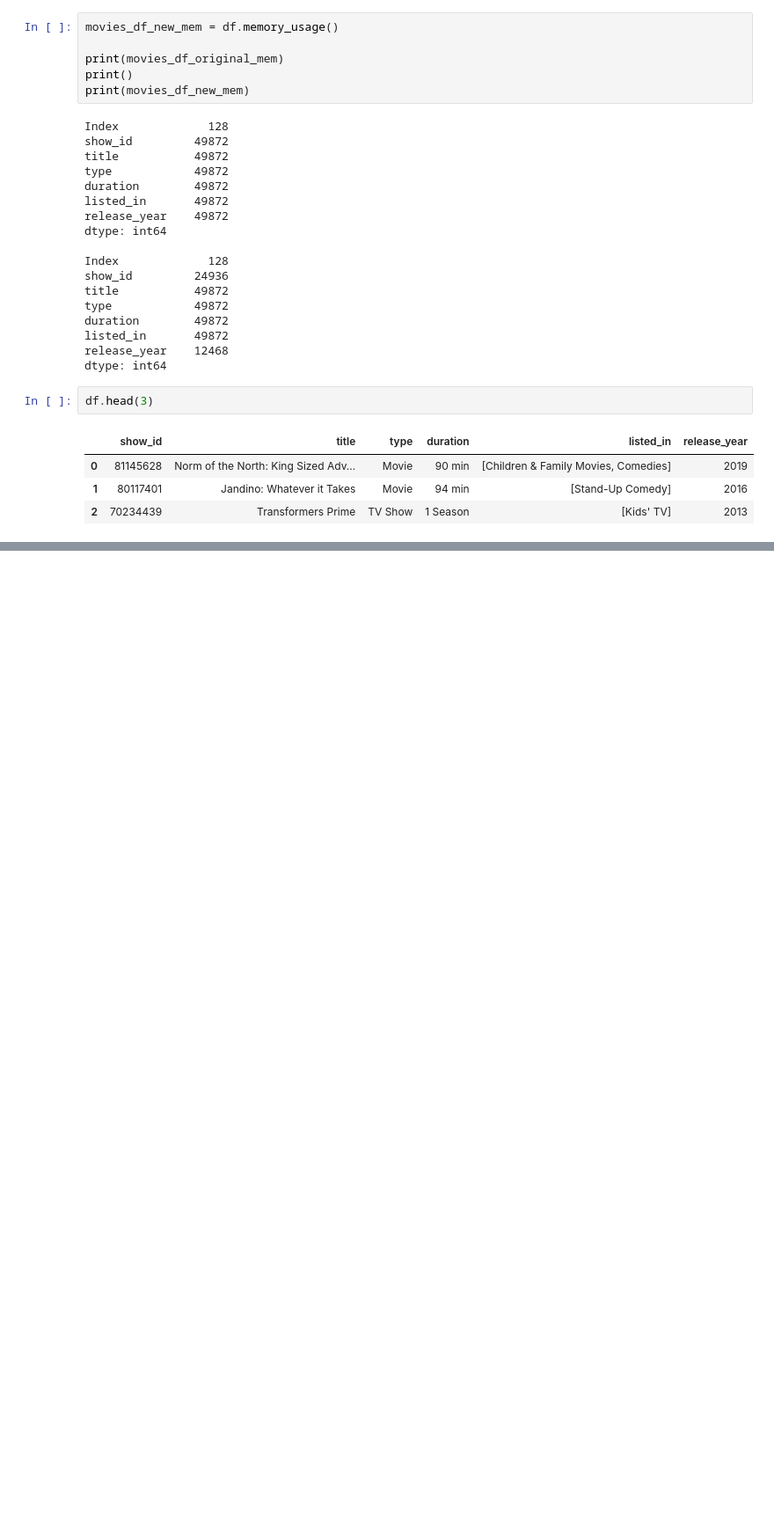
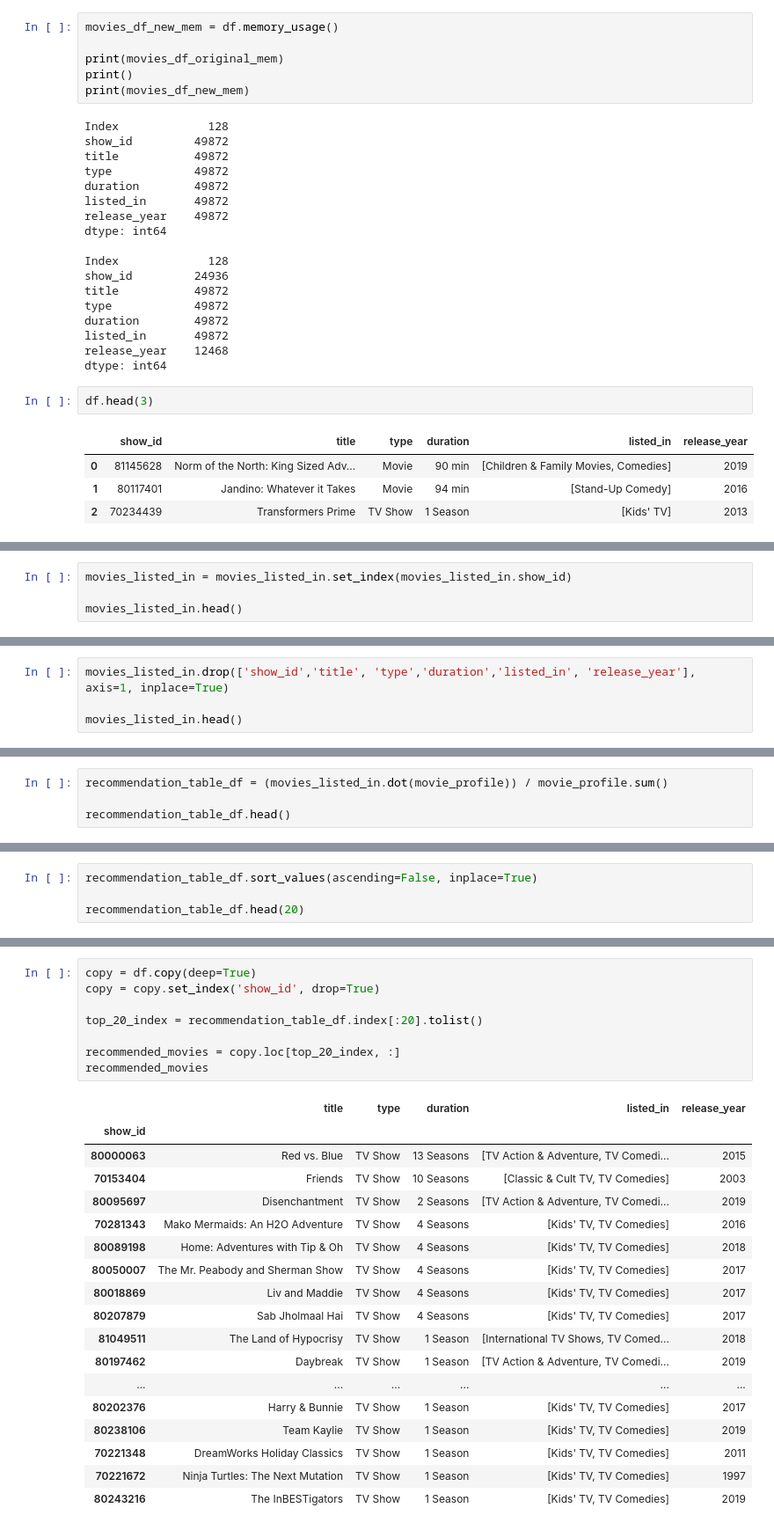
Before and after one commit to m4ximino/Recommendation_Movies_Netflix, a Jupyter notebook: movies.ipynb, the cells around one changed output, grey strips where cells are left out. Shown at 88% size. Cells and saved outputs as stored; diff of their text form; blank space fills up the shorter version.

```diff
--- a/movies.ipynb
+++ b/movies.ipynb
@@ -219,0 +297,4 @@ movies_with_genres
+# %%
+movies_listed_in = movies_listed_in.set_index(movies_listed_in.show_id)
+
+movies_listed_in.head()
@@ -219,0 +310,4 @@ movies_with_genres
+# %%
+movies_listed_in.drop(['show_id','title', 'type','duration','listed_in', 'release_year'], axis=1, inplace=True)
+
+movies_listed_in.head()
@@ -219,0 +323,4 @@ movies_with_genres
+# %%
+recommendation_table_df = (movies_listed_in.dot(movie_profile)) / movie_profile.sum()
+
+recommendation_table_df.head()
@@ -219,0 +335,4 @@ movies_with_genres
+# %%
+recommendation_table_df.sort_values(ascending=False, inplace=True)
+
+recommendation_table_df.head(20)
@@ -219,0 +357,27 @@ movies_with_genres
+# %%
+copy = df.copy(deep=True)
+copy = copy.set_index('show_id', drop=True)
+
+top_20_index = recommendation_table_df.index[:20].tolist()
+
+recommended_movies = copy.loc[top_20_index, :]
+recommended_movies
+# %% [output]
+|  | title | type | duration | listed_in | release_year |
+| show_id |  |  |  |  |  |
+| 80000063 | Red vs. Blue | TV Show | 13 Seasons | [TV Action & Adventure, TV Comedi... | 2015 |
+| 70153404 | Friends | TV Show | 10 Seasons | [Classic & Cult TV, TV Comedies] | 2003 |
+| 80095697 | Disenchantment | TV Show | 2 Seasons | [TV Action & Adventure, TV Comedi... | 2019 |
+| 70281343 | Mako Mermaids: An H2O Adventure | TV Show | 4 Seasons | [Kids' TV, TV Comedies] | 2016 |
+| 80089198 | Home: Adventures with Tip & Oh | TV Show | 4 Seasons | [Kids' TV, TV Comedies] | 2018 |
+| 80050007 | The Mr. Peabody and Sherman Show | TV Show | 4 Seasons | [Kids' TV, TV Comedies] | 2017 |
+| 80018869 | Liv and Maddie | TV Show | 4 Seasons | [Kids' TV, TV Comedies] | 2017 |
+| 80207879 | Sab Jholmaal Hai | TV Show | 4 Seasons | [Kids' TV, TV Comedies] | 2017 |
+| 81049511 | The Land of Hypocrisy | TV Show | 1 Season | [International TV Shows, TV Comed... | 2018 |
+| 80197462 | Daybreak | TV Show | 1 Season | [TV Action & Adventure, TV Comedi... | 2019 |
+| ... | ... | ... | ... | ... | ... |
+| 80202376 | Harry & Bunnie | TV Show | 1 Season | [Kids' TV, TV Comedies] | 2017 |
+| 80238106 | Team Kaylie | TV Show | 1 Season | [Kids' TV, TV Comedies] | 2019 |
+| 70221348 | DreamWorks Holiday Classics | TV Show | 1 Season | [Kids' TV, TV Comedies] | 2011 |
+| 70221672 | Ninja Turtles: The Next Mutation | TV Show | 1 Season | [Kids' TV, TV Comedies] | 1997 |
+| 80243216 | The InBESTigators | TV Show | 1 Season | [Kids' TV, TV Comedies] | 2019 |
```
Also changed, not shown: parts of 20 cells of this notebook.
